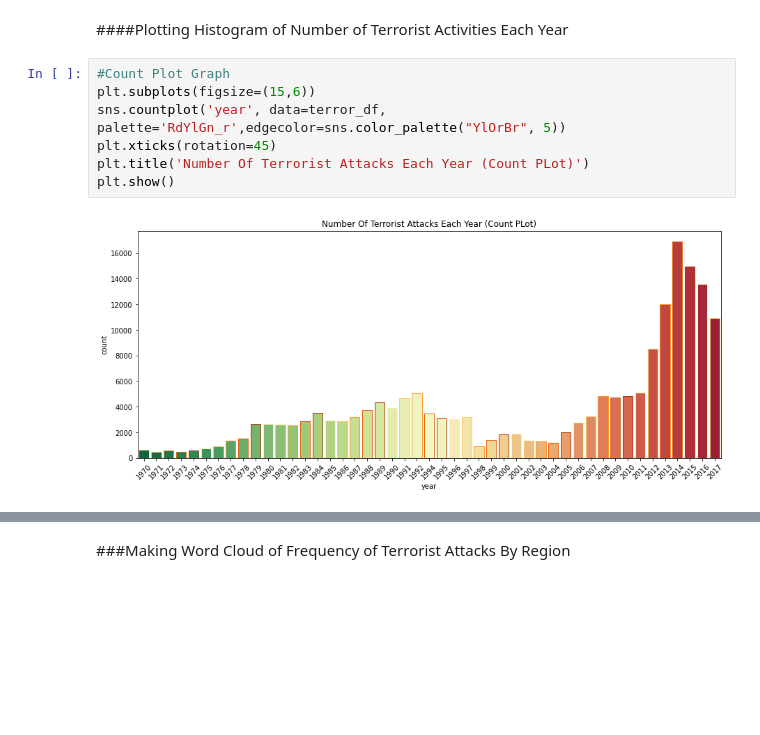
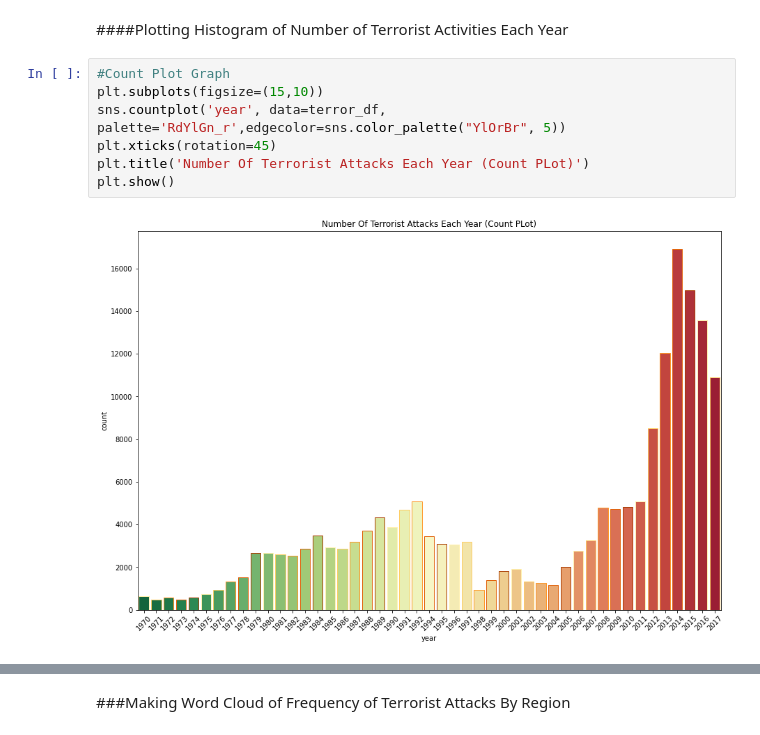
Before and after one commit to SyedHuzaifa007/The-Sparks-Foundation-Task-4, a Jupyter notebook: Exploratory_Analysis_Terrorism.ipynb, the cells around one changed output, grey strips where cells are left out. Drawn from its saved outputs; the diff is of its cells as text; blank space fills up the shorter version.

```diff
--- a/Exploratory_Analysis_Terrorism.ipynb
+++ b/Exploratory_Analysis_Terrorism.ipynb
@@ -199,10 +200,10 @@ plt.show()
 ####Plotting Histogram of Number of Terrorist Activities Each Year
 # %%
 #Count Plot Graph
-plt.subplots(figsize=(15,6))
+plt.subplots(figsize=(15,10))
 sns.countplot('year', data=terror_df, palette='RdYlGn_r',edgecolor=sns.color_palette("YlOrBr", 5))
 plt.xticks(rotation=45)
 plt.title('Number Of Terrorist Attacks Each Year (Count PLot)')
 plt.show()
 # %% [output]
-[figure, old version]
+[figure, new version]
```
Also changed, not shown: parts of 3 cells of this notebook.
